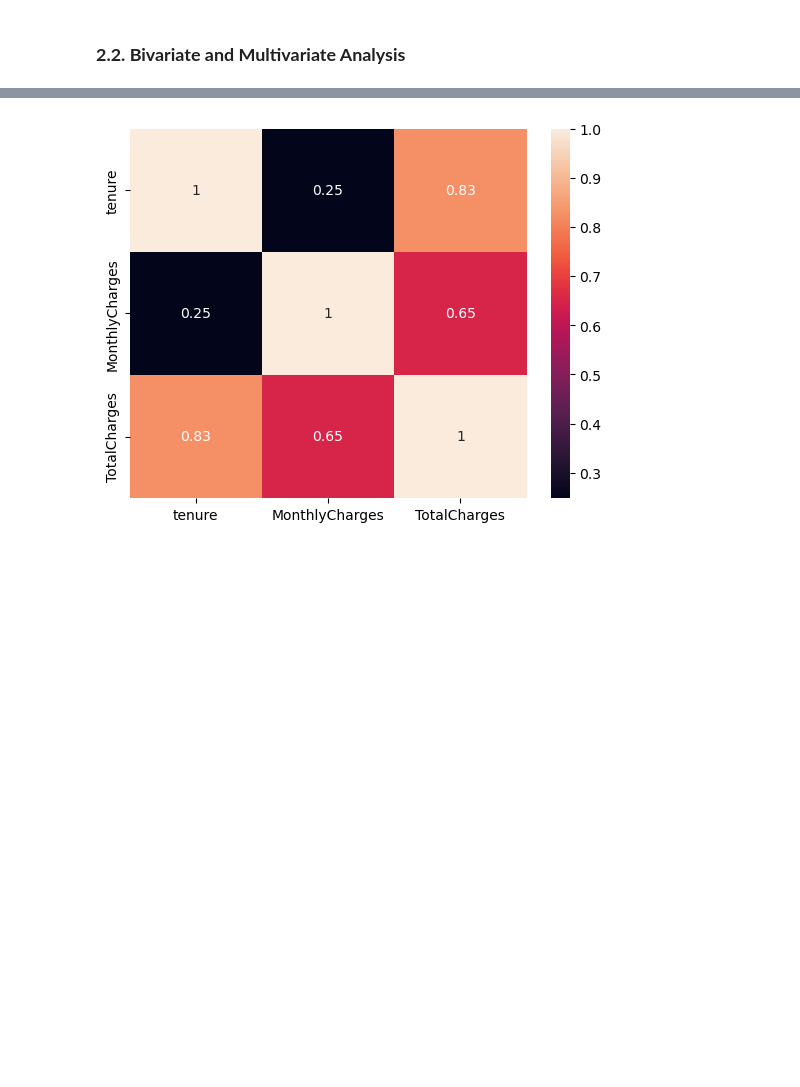
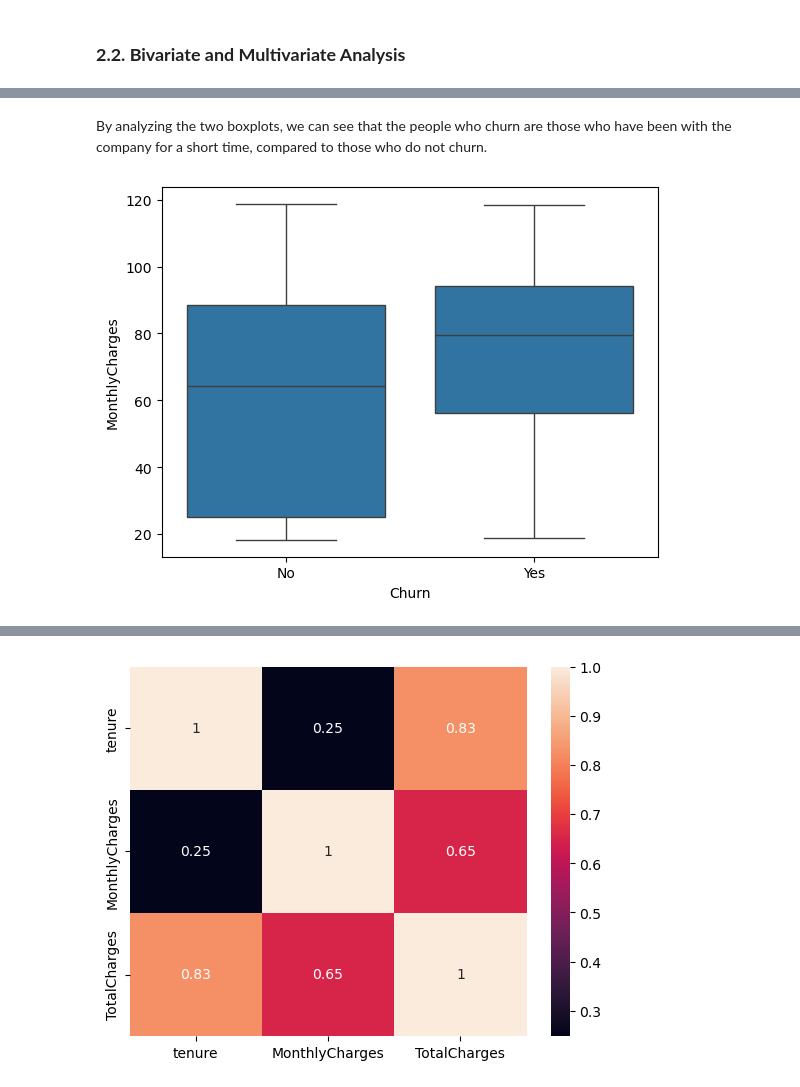
Before and after one commit to ghoumbadji/Analyzing-Customer-Churn-for-a-Telecom-Company, a Jupyter notebook: notebook/Analyzing Customer Churn for a Telecom Company.ipynb, the cells around one changed output, grey strips where cells are left out. Saved outputs shown, nothing was run; the diff lists cells and outputs as text; code cells hidden in the pictures; blank space fills up the shorter version.

```diff
--- a/notebook/Analyzing Customer Churn for a Telecom Company.ipynb
+++ b/notebook/Analyzing Customer Churn for a Telecom Company.ipynb
@@ -260,0 +359,9 @@ We can observe the following :
+# %% [markdown]
+By analyzing the two boxplots, we can see that the people who churn are those who have been with the company for a short time, compared to those who do not churn.
+# %%
+# Churn with MonthlyCharges
+
+sns.boxplot(data=churn_df, x="Churn", y="MonthlyCharges")
+plt.show()
+# %% [output]
+[figure, added]
```
Also changed, not shown: parts of 76 cells of this notebook.
